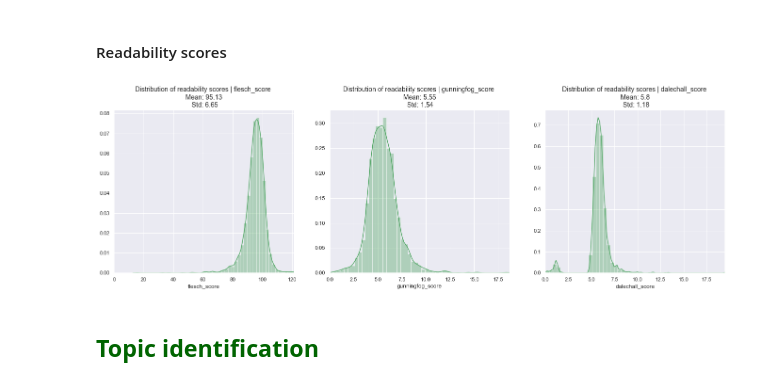
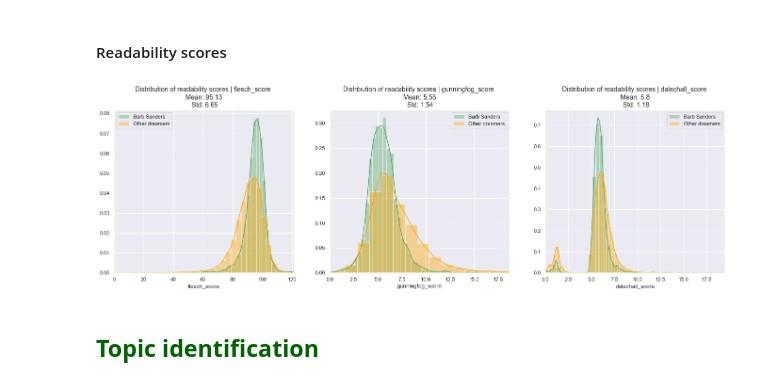
Before and after one commit to MigBap/dreambank, a Jupyter notebook: dreamresearch.net_data.ipynb, the cells around one changed output. Cells and saved outputs as stored; diff of their text form; code cells hidden in the pictures.

```diff
--- a/dreamresearch.net_data.ipynb
+++ b/dreamresearch.net_data.ipynb
@@ -1097,24 +1101,27 @@ plt.show()
 # %%
 # Readability plot
 
 # Readability score types
 readabilities = ['flesch_score', 'gunningfog_score', 'dalechall_score']
 
 # distribution plot
 for j, i in enumerate(readabilities):
     # distribution plots
     plt.subplot(1, 3, j + 1)
     sns.distplot(b_df[b_df[i].notnull()][i], color='g')
+    df_without_dreamer = dreams_df[~dreams_df.index.isin(b_df.index)]
+    sns.distplot(df_without_dreamer[df_without_dreamer[i].notnull()][i], color='orange')
     plt.title("""Distribution of readability scores | {} \n Mean: {} \n Std: {}""".format(i,
                                                                                           round(np.mean(b_df[i]), 2),
                                                                                           round(np.std(b_df[i]), 2)),
               fontsize=14)
+    plt.legend(['Barb Sanders', 'Other dreamers'])
     plt.xlim(0, np.max(b_df[i]))
 
 plt.subplots_adjust(left=0, bottom=-0.2, right=3, top=1, wspace=0.2, hspace=0)
 plt.show()
 # %% [output]
-[figure, old version]
+[figure, new version]
 # %% [markdown]
 ## <font color='darkgreen'>**Topic identification**</font>
 # %% [markdown]
```
Also changed, not shown: parts of 13 cells of this notebook.
